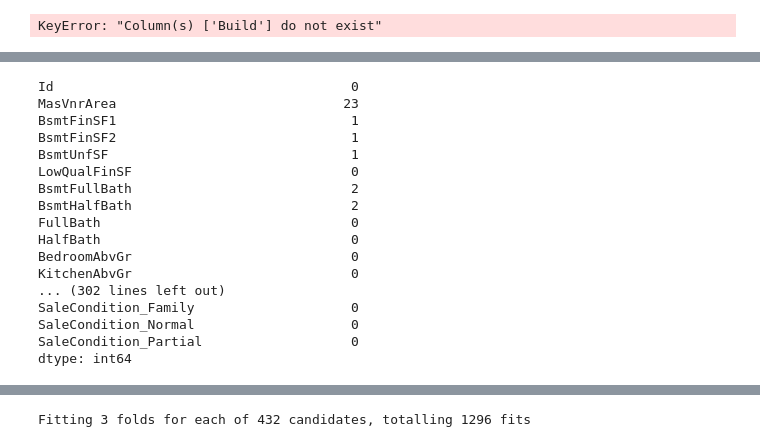
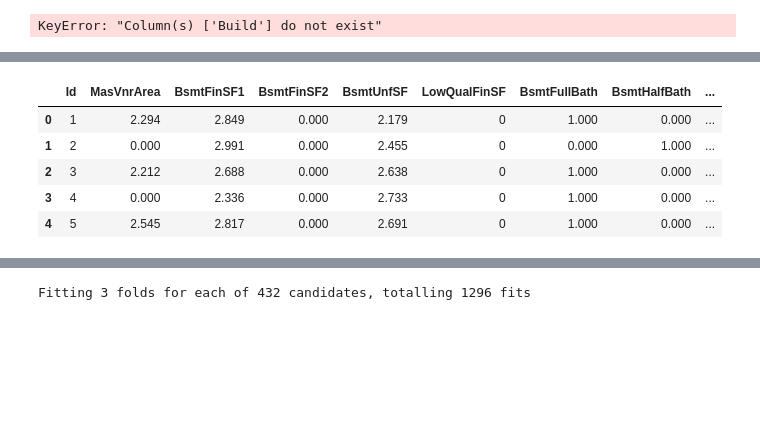
Before and after one commit to klncgty/House-Prices---Advanced-Regression-Techniques, a Jupyter notebook: h-p-p-2nd-prep.ipynb, the cells around one changed output, grey strips where cells are left out. Cells and saved outputs as stored; diff of their text form; code cells hidden in the pictures; blank space fills up the shorter version.

```diff
--- a/h-p-p-2nd-prep.ipynb
+++ b/h-p-p-2nd-prep.ipynb
@@ -375,3 +318,18 @@ See the caveats in the documentation: https://pandas.pydata.org/pandas-docs/stab
+# %%
+df["MSZoningLotFrontage_SUM"] = np.log10(df["MSZoningLotFrontage_SUM"] + 1)
+df["MSZoningLotArea_MIN"] = np.log10(df['MSZoningLotArea_MIN'] + 1)
+df["MSZoningLotArea_MEAN"] = np.log10(df['MSZoningLotArea_MEAN'] + 1)
+df["MSZoningLotArea_SUM"] = np.log10(df['MSZoningLotArea_SUM'] + 1)
+df["MSZoningLotArea_MAX"]  = np.log10(df['MSZoningLotArea_MAX'] + 1)
+df["MSSubClassGarageArea_SUM"] = np.log10(df['MSSubClassGarageArea_SUM'] + 1)
+df["MSSubClassGarageArea_MEAN"] = np.log10(df['MSSubClassGarageArea_MEAN'] + 1)
+df["MSSubClassOpenPorchSF_SUM"] = np.log10(df['MSSubClassOpenPorchSF_SUM'] + 1)
+df["MSSubClassTotalBsmtSF_SUM"]  = np.log10(df['MSSubClassTotalBsmtSF_SUM'] + 1)
+df["MSSubClassTotalBsmtSF_MAX"] = np.log10(df['MSSubClassTotalBsmtSF_MAX'] + 1)
+df["MSSubClass1stFlrSF_VAR"]  = np.log10(df['MSSubClass1stFlrSF_VAR'] + 1)
+df["MSSubClass1stFlrSF_STD"] = np.log10(df['MSSubClass1stFlrSF_STD'] + 1)
+# %%
+df["MSSubClassRestore_age_VAR"] = np.log10(df['MSSubClassRestore_age_VAR'] + 1)
 # %%
 na_list = [col for col in df.columns if df[col].isnull().sum() >0 and col not in "SalePrice"]
 for col in na_list:
@@ -385,26 +343,15 @@ def one_hot_encoder(df, drop_first=True):
     return df, new_columns
 
 df, cat_colss = one_hot_encoder(df)
-# %%
-df.isnull().sum()
-# %% [output]
-Id                                      0
-MasVnrArea                             23
-BsmtFinSF1                              1
-BsmtFinSF2                              1
-BsmtUnfSF                               1
-LowQualFinSF                            0
-BsmtFullBath                            2
-BsmtHalfBath                            2
-FullBath                                0
-HalfBath                                0
-BedroomAbvGr                            0
-KitchenAbvGr                            0
-... (302 lines left out)
-SaleCondition_Family                    0
-SaleCondition_Normal                    0
-SaleCondition_Partial                   0
-dtype: int64
+# %%
+df.head()
+# %% [output]
+|  | Id | MasVnrArea | BsmtFinSF1 | BsmtFinSF2 | BsmtUnfSF | LowQualFinSF | BsmtFullBath | BsmtHalfBath | ... |
+| 0 | 1 | 2.294 | 2.849 | 0.000 | 2.179 | 0 | 1.000 | 0.000 | ... |
+| 1 | 2 | 0.000 | 2.991 | 0.000 | 2.455 | 0 | 0.000 | 1.000 | ... |
+| 2 | 3 | 2.212 | 2.688 | 0.000 | 2.638 | 0 | 1.000 | 0.000 | ... |
+| 3 | 4 | 0.000 | 2.336 | 0.000 | 2.733 | 0 | 1.000 | 0.000 | ... |
+| 4 | 5 | 2.545 | 2.817 | 0.000 | 2.691 | 0 | 1.000 | 0.000 | ... |
 # %%
 train_df = df[df['SalePrice'].notnull()]
 test_df = df[df['SalePrice'].isnull()]
```
Also changed, not shown: parts of 16 cells of this notebook.
